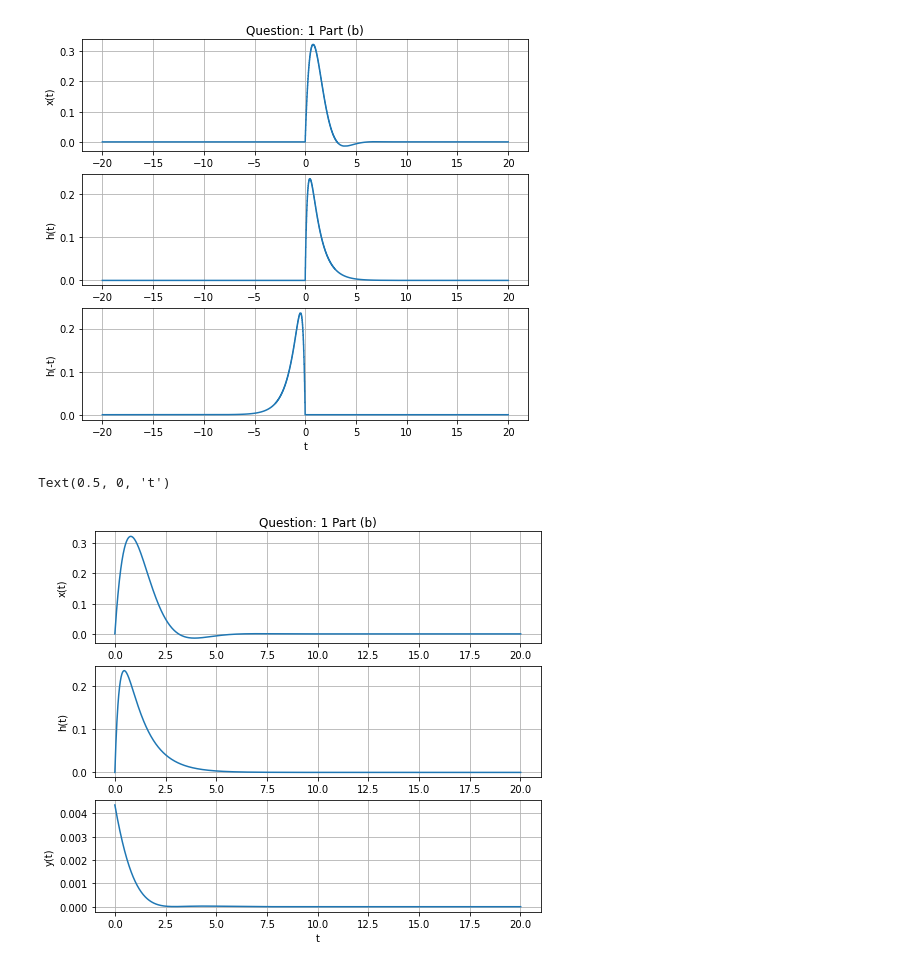
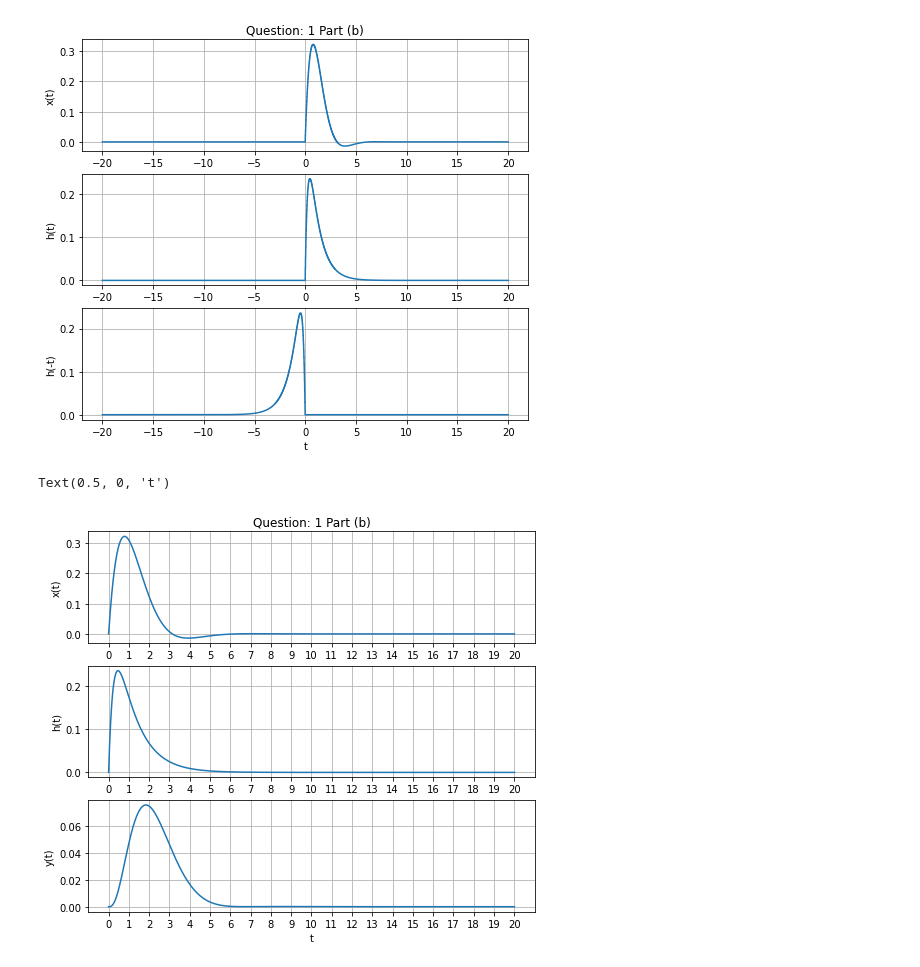
Before and after one commit to divyajeettt/ECE250, a Jupyter notebook: Assignments/Assignment-2/solution-1b.ipynb, the cells around one changed output. Cells and saved outputs as stored; diff of their text form; code cells hidden in the pictures.

```diff
--- a/Assignments/Assignment-2/solution-1b.ipynb
+++ b/Assignments/Assignment-2/solution-1b.ipynb
@@ -37,24 +37,33 @@ Text(0.5, 0, 't')
 # %%
 # Plotting x(t), h(t), and y(t) = x(t) * h(t) for t = [0, 20]
 
 fig, axes = plt.subplots(3, 1, figsize=(8, 7))
 for i in range(3):
+    axes[i].set_xticks(range(21))
     axes[i].grid(True)
 
-T = np.arange(0.0, 20.01, 0.01)
+dt = 0.01
+T = np.arange(0, 20.01, dt)
 X = [x(t) for t in T]
 H = [h(t) for t in T]
+ravelH = np.ravel(H)
+
+Y = np.zeros((len(T), 1))
+for t in T:
+    x2 = np.exp(T-t) * np.sin(t-T)
+    x2[t-T <= 0] = 0
+    x2 = np.ravel(x2)
+    Y[t == T] = np.sum(x2*ravelH) * dt
 
 axes[0].plot(T, X)
 axes[1].plot(T, H)
-axes[2].plot(T, np.convolve(np.ravel(X), np.ravel(H), "same"))
-# axes[2].plot(np.arange(0.0, 40.02, 0.01), np.convolve(np.ravel(X), np.ravel(H), "full"))
+axes[2].plot(T, Y)
 
 axes[0].set_title("Question: 1 Part (b)")
 axes[0].set_ylabel("x(t)")
 axes[1].set_ylabel("h(t)")
 axes[2].set_ylabel("y(t)")
 axes[2].set_xlabel("t")
 # %% [output]
 Text(0.5, 0, 't')
-[figure, old version]
+[figure, new version]
```
Also changed, not shown: parts of 1 cell of this notebook, 6 other files.
